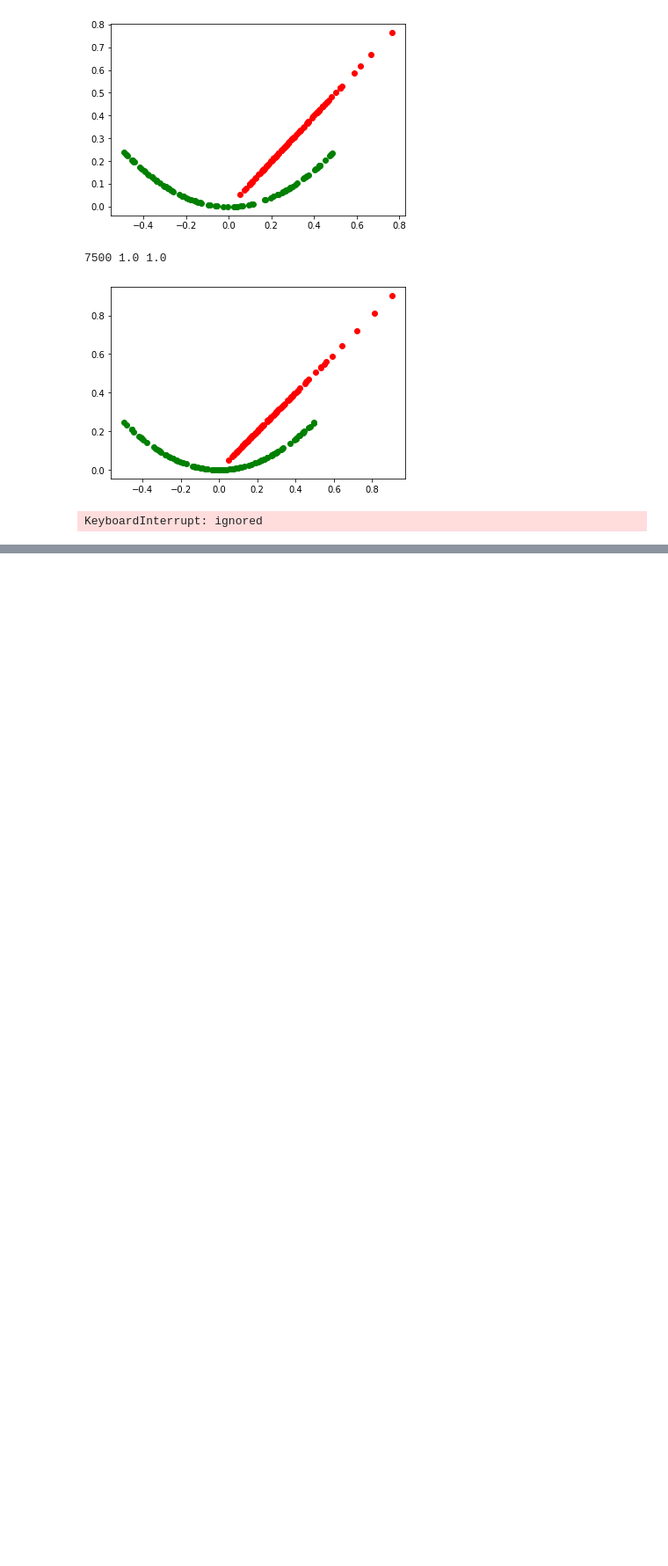
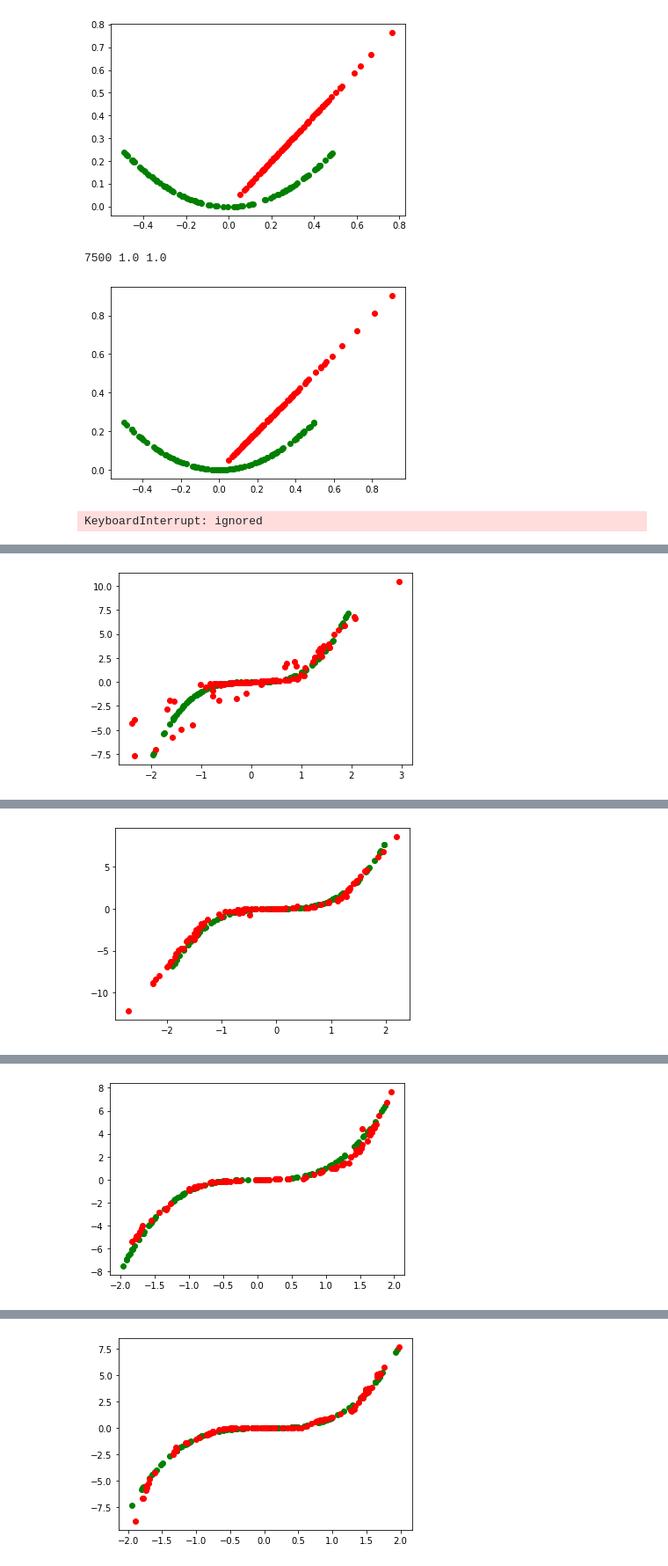
Before and after one commit to Ruanvans/GAN-time-series-implementation, a Jupyter notebook: GAN.ipynb, the cells around one changed output, grey strips where cells are left out. Shown at 88% size. Drawn from its saved outputs; the diff is of its cells as text; code cells hidden in the pictures; blank space fills up the shorter version.

```diff
--- a/GAN.ipynb
+++ b/GAN.ipynb
@@ -370,0 +246,74 @@ train(generator, discriminator, gan_model, latent_dim)
+# %%
+def gen_method(latent, num_outputs=2):
+  model = Sequential()
+  model.add(Dense(15, activation='relu', kernel_initializer='he_uniform', input_dim=latent))
+  model.add(Dense(num_outputs, activation='linear'))
+  return model
+
+def dis_method(num_inputs=2):
+  model = Sequential()
+  model.add(Dense(25, activation='relu', kernel_initializer='he_uniform', input_dim=num_inputs))
+  model.add(Dense(1, activation='sigmoid'))
+  model.compile(loss='binary_crossentropy', optimizer='adam', metrics=['accuracy'])
+  return model
+
+def gan_method(gen, dis):
+  dis.trainable =False
+  model = Sequential()
+  model.add(gen)
+  model.add(dis)
+  model.compile(loss='binary_crossentropy', optimizer='adam')
+  return model
+
+def real_examples(n):
+  X_var = -2+(2-(-2))*rand(1,n)
+  X_func = X_var * X_var * X_var
+  X_var = X_var.reshape(n,1)
+  X_func = X_func.reshape(n,1)
+  X = hstack((X_var,X_func))
+  y = ones((n,1))
+  return X,y
+
+def latent_points(latent, n):
+  input_var = randn(latent*n)
+  input_var = input_var.reshape(n,latent)
+  return input_var
+
+def fake_examples(gen, latent,n):
+  input_var = latent_points(latent, n)
+  X = gen.predict(input_var)
+  y = zeros((n,1))
+  return X,y
+
+def snapshot(epoch, gen, dis, latent, n=100):
+  example_real, label_real = real_examples(n)
+  _, real_accuracy = dis.evaluate(example_real, label_real, verbose=0)
+  example_fake, label_fake = fake_examples(gen, latent, n)
+  _, fake_accuracy = dis.evaluate(example_fake, label_fake, verbose=0)
+
+  print("epoch: " , epoch +1, "accuracy detecting a fake: ", fake_accuracy, "accuracy detecting a real example: ", real_accuracy)
+  pyplot.scatter(example_real[:,0], example_real[:,1], color='green')
+  pyplot.scatter(example_fake[:,0], example_fake[:,1], color='red')
+  pyplot.show()
+
+def training_method(gen_architecture, dis_architecture, gan_architecture, latent, epochs=25000, batch_size=256, snapshot_value=5000):
+  update = int(batch_size/2)
+  for i in range(epochs):
+    example_real, label_real = real_examples(update)
+    example_fake, label_fake = fake_examples(gen_architecture, latent, update)
+    dis_architecture.train_on_batch(example_real, label_real)
+    dis_architecture.train_on_batch(example_fake, label_fake)
+
+    gan_input = latent_points(latent, batch_size)
+    gan_labels = ones((batch_size,1))
+    gan_architecture.train_on_batch(gan_input, gan_labels)
+    if (i+1) % snapshot_value ==0:
+      snapshot(i,gen_architecture,dis_architecture,latent)
+
+latent = 5
+gen = gen_method(latent)
+dis = dis_method()
+gan_architecture = gan_method(gen,dis)
+
+training_method(gen, dis, gan_architecture, latent)
+# %% [output]
@@ -370,0 +321 @@ train(generator, discriminator, gan_model, latent_dim)
+[figure, added]
@@ -370,0 +323 @@ train(generator, discriminator, gan_model, latent_dim)
+[figure, added]
@@ -370,0 +325 @@ train(generator, discriminator, gan_model, latent_dim)
+[figure, added]
@@ -370,0 +327 @@ train(generator, discriminator, gan_model, latent_dim)
+[figure, added]
```
Also changed, not shown: parts of 3 cells of this notebook.
